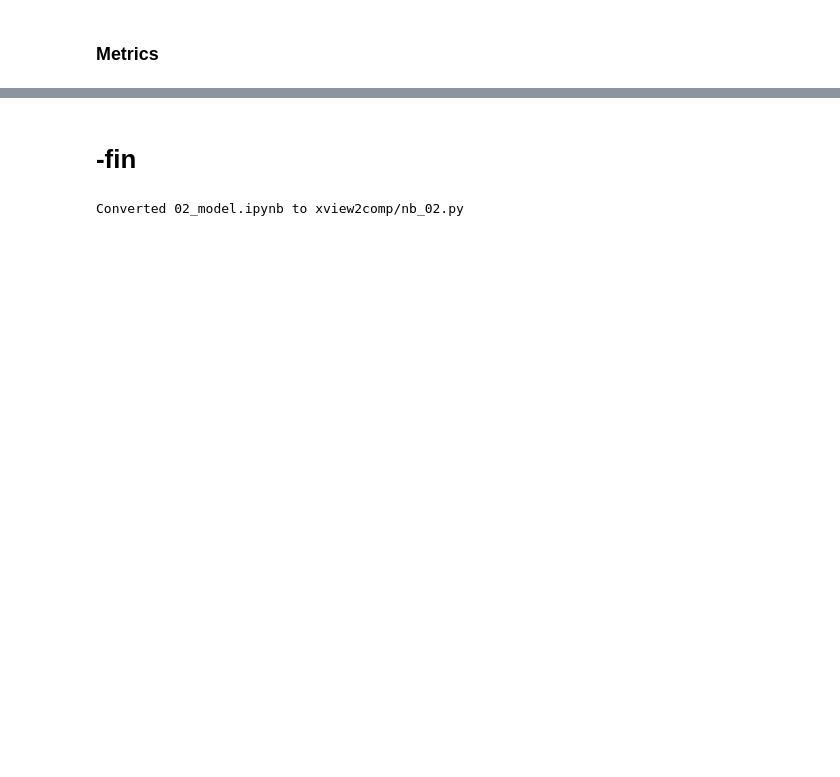
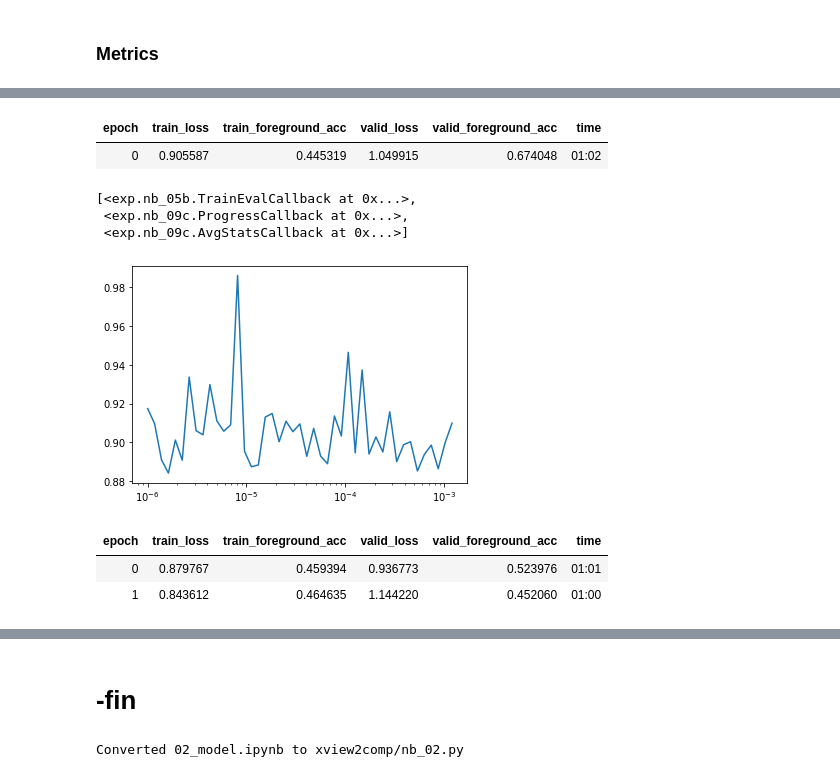
Before and after one commit to qAp/xview2comp, a Jupyter notebook: 02_model.ipynb, the cells around one changed output, grey strips where cells are left out. Cells and saved outputs as stored; diff of their text form; code cells hidden in the pictures; blank space fills up the shorter version.

Commit message:
Very bare learner.

```diff
--- a/02_model.ipynb
+++ b/02_model.ipynb
@@ -121,0 +132,25 @@ tensor(0.2857)
+# %%
+cbfs = [ProgressCallback, partial(AvgStatsCallback, foreground_acc)]
+
+learn = Learner(model, data, loss_func=FlattenedCE(), cb_funcs=cbfs, lr=1e-1)
+# %%
+learn.fit(1, cbs=[LR_Find(), Recorder(), ])
+# %% [output]
+| epoch | train_loss | train_foreground_acc | valid_loss | valid_foreground_acc | time |
+| 0 | 0.905587 | 0.445319 | 1.049915 | 0.674048 | 01:02 |
+# %%
+learn.cbs
+# %% [output]
+[<exp.nb_05b.TrainEvalCallback at 0x...>,
+ <exp.nb_09c.ProgressCallback at 0x...>,
+ <exp.nb_09c.AvgStatsCallback at 0x...>]
+# %%
+learn.recorder.plot()
+# %% [output]
+[figure, added]
+# %%
+learn.fit(2)
+# %% [output]
+| epoch | train_loss | train_foreground_acc | valid_loss | valid_foreground_acc | time |
+| 0 | 0.879767 | 0.459394 | 0.936773 | 0.523976 | 01:01 |
+| 1 | 0.843612 | 0.464635 | 1.144220 | 0.452060 | 01:00 |
```
Also changed, not shown: parts of 15 cells of this notebook.
